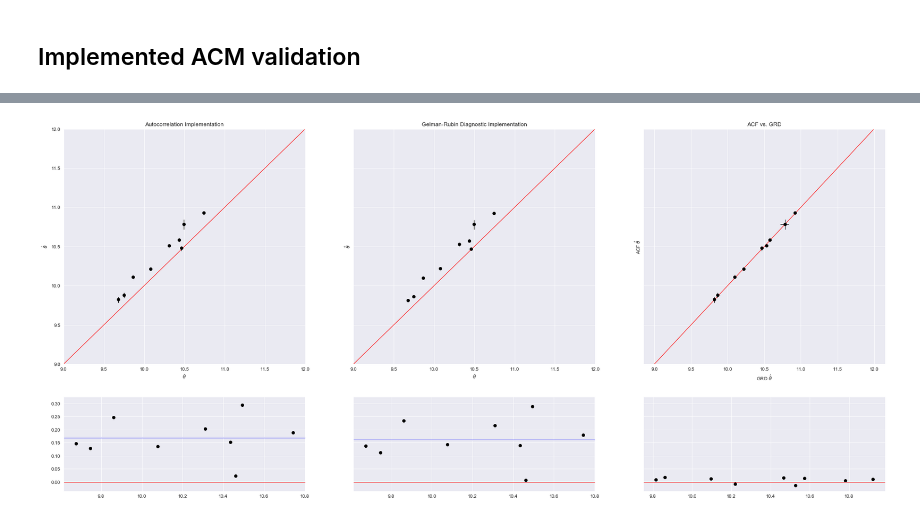
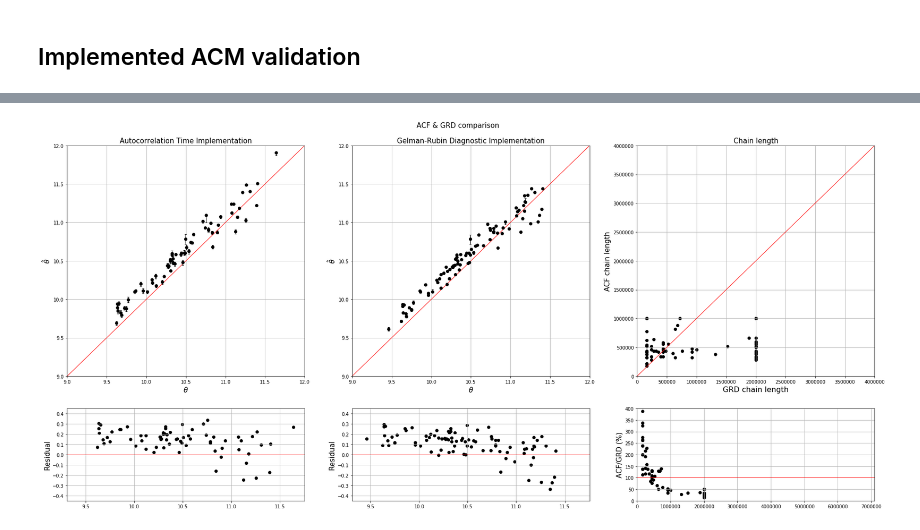
Before and after one commit to kgb0255/GQPMC_v2_JAMES, a Jupyter notebook: ACM.ipynb, the cells around one changed output, grey strips where cells are left out. Drawn from its saved outputs; the diff is of its cells as text; code cells hidden in the pictures.

```diff
--- a/ACM.ipynb
+++ b/ACM.ipynb
@@ -270,6 +67,8 @@ path = os.environ.get('GQPMC_DIR') + 'mini_mocha/ispeculator/ACM/run_03/'
 compare = []
 compare_up = []
 compare_lo = []
+comp_length = []
+comp_length_dic = {}
 for i in range(96):
     file = convergence_plotter_single2(40,100000,os.environ.get('GQPMC_DIR')+'mini_mocha/ispeculator/iSpeculator_validation/specphoto_0_96/',i)
     if file.opener():
@@ -277,5 +76,10 @@ for i in range(96):
         up, lo = file.get_err()
         compare_up.append(up)
         compare_lo.append(lo)
+        comp_length.append(file.get_length())
+        comp_length_dic[i] = file.get_length()
     else:
-        print('aa')
+        compare.append(-1)
+        compare_up.append(0)
+        compare_lo.append(0)
+        comp_length.append(-1e8)
@@ -300,7 +86,10 @@ for i in range(96):
 # %%
 valid_set = []
-for i in range(10):
+for i in range(96):
     file = convergence_plotter_single2(40,1000000,path,i)
-    if file.opener():
+    if file.opener(pr = False):
         valid_set.append(file)
+    else:
+        print(i)
+        valid_set.append('N/A')
 # %% [output]
@@ -342,46 +163,66 @@ for i,s in enumerate(valid_set):
+# %%
+inferno = cm.inferno
 # %%
-fig, axs = plt.subplots(2,3,figsize=(31,14), gridspec_kw={'height_ratios' : (10,4)}, sharey = 'row')
+fig, axs = plt.subplots(2,3,figsize=(31,14), gridspec_kw={'height_ratios' : (10,4)})
 xlim = axs[0,0].set_xlim(9,12)
 axs[0,0].set_ylim(xlim)
 axs[0,1].set_xlim(xlim)
 axs[0,1].set_ylim(xlim)
+axs[0,2].set_xlim(0,4000000)
+axs[0,2].set_ylim(0,4000000)
+axs[1,2].set_ylim(0,400)
 
 for ax in axs:
     for x in ax:
         x.grid()
 
-axs[0,0].errorbar(input_mass[:len(meds)],meds,yerr=(ups,los), elinewidth = 1, fmt = 'ok',c = 'k')
-axs[0,1].errorbar(input_mass[:len(meds)],compare[:len(meds)],yerr=(compare_up[:len(meds)], compare_lo[:len(meds)]), fmt = 'ok',elinewidth = 1, c = 'k')
-axs[0,2].errorbar(compare[:len(meds)],meds,xerr = (compare_up[:len(meds)],compare_lo[:len(meds)]), yerr = (ups,los), fmt = 'ok', elinewidth = 1, c = 'k')
+
+a = np.array(ACF_length)*100/np.array(comp_length[:len(ACF_length)])
+norm = colors.Normalize(vmin=a.min(), vmax=a.max())
+c = inferno(norm(a))
+
+axs[0,0].errorbar(input_mass[:len(meds)],meds,yerr=(ups,los), elinewidth = 1, fmt = 'ok', capsize = 2)
+axs[0,1].errorbar(input_mass[:len(meds)],compare[:len(meds)],yerr=(compare_up[:len(meds)], compare_lo[:len(meds)]), fmt = 'ok',elinewidth = 1, capsize = 2)
+axs[0,2].scatter(comp_length[:len(ACF_length)],ACF_length, c = 'k')
+
+axs[1,0].set_ylim(-0.45,0.45)
+axs[1,1].set_ylim(-0.45,0.45)
 
 axs[1,0].scatter(input_mass[:len(meds)],np.array(meds)-np.array(input_mass[:len(meds)]), c = 'k')
 axs[1,1].scatter(input_mass[:len(meds)],np.array(compare[:len(meds)])-np.array(input_mass[:len(meds)]), c = 'k')
-axs[1,2].scatter(compare[:len(meds)],np.array(meds)-np.array(compare[:len(meds)]), c = 'k')
+axs[1,2].scatter(comp_length[:len(ACF_length)],np.array(ACF_length)*100/np.array(comp_length[:len(ACF_length)]), c = 'k')
 
-axs[0,0].set_title('Autocorrelation Implementation')
-axs[0,1].set_title('Gelman-Rubin Diagnostic Implementation')
-axs[0,2].set_title('ACF vs. GRD')
+axs[0,0].set_title('Autocorrelation Time Implementation', fontsize = 15)
+axs[0,1].set_title('Gelman-Rubin Diagnostic Implementation', fontsize = 15)
+axs[0,2].set_title('Chain length', fontsize = 15)
 
-axs[0,0].set_xlabel('$\\theta$')
-axs[0,0].set_ylabel('$\hat{\\theta}$')
+axs[0,0].set_xlabel('$\\theta$', fontsize = 15)
+axs[0,0].set_ylabel('$\hat{\\theta}$', fontsize = 15)
 
-axs[0,1].set_xlabel('$\\theta$')
-axs[0,1].set_ylabel('$\hat{\\theta}$')
+axs[0,1].set_xlabel('$\\theta$', fontsize = 15)
+axs[0,1].set_ylabel('$\hat{\\theta}$', fontsize = 15)
 
-axs[0,2].set_xlabel('GRD $\hat{\\theta}$')
-axs[0,2].set_ylabel('ACF $\hat{\\theta}$')
+axs[0,2].set_xlabel('GRD chain length', fontsize = 16)
+axs[0,2].set_ylabel('ACF chain length', fontsize = 15)
 
 axs[1,0].axhline(0,c = 'r', lw = 1)
 axs[1,1].axhline(0,c = 'r', lw = 1)
-axs[1,2].axhline(0,c = 'r', lw = 1)
+axs[1,2].axhline(100,c = 'r', lw = 1)
 
 axs[1,0].axhline(np.mean(np.array(meds)-np.array(input_mass[:len(meds)])), c = 'b', lw = 1)
 axs[1,1].axhline(np.mean(np.array(compare[:len(meds)])-np.array(input_mass[:len(meds)])), c = 'b', lw = 1)
 
 axs[0,0].plot([9,12],[9,12], c = 'r', lw = 1)
 axs[0,1].plot([9,12],[9,12], c = 'r', lw = 1)
-axs[0,2].plot([9,12],[9,12], c = 'r', lw = 1)
+axs[0,2].plot([0,4e8],[0,4e8], c = 'r', lw = 1)
 
+axs[1,2].set_ylabel('ACF/GRD (%)', fontsize = 15)
+axs[1,1].set_ylabel('Residual', fontsize = 15)
+axs[1,0].set_ylabel('Residual', fontsize = 15)
+
+axs[1,2].set_xlim(0,None)
+
+fig.suptitle('ACF & GRD comparison',  y= 0.93, fontsize = 15)
 plt.show()
 # %% [output]
-[figure, old version]
+[figure, new version]
```
Also changed, not shown: parts of 22 cells of this notebook.
